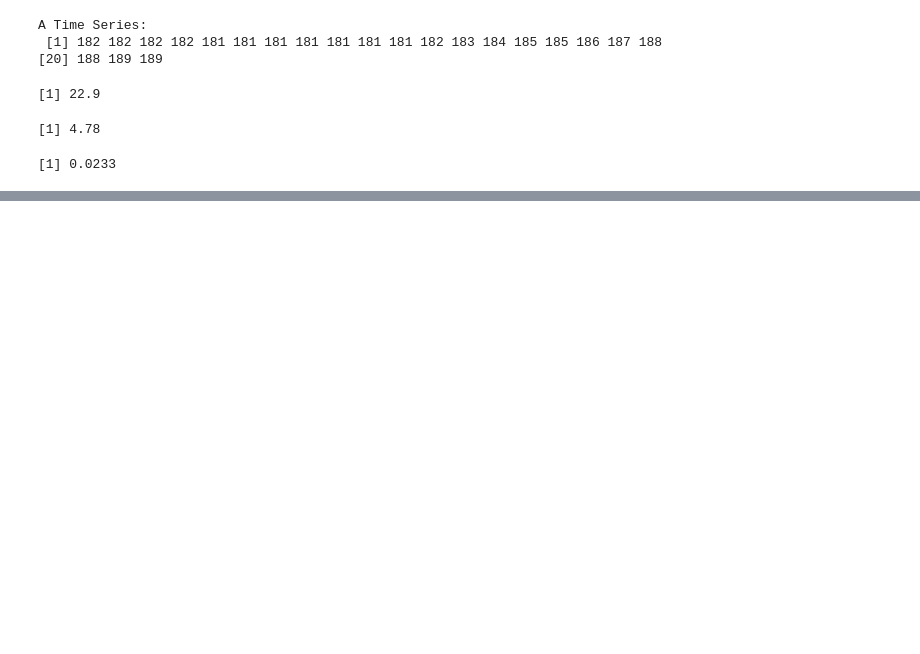
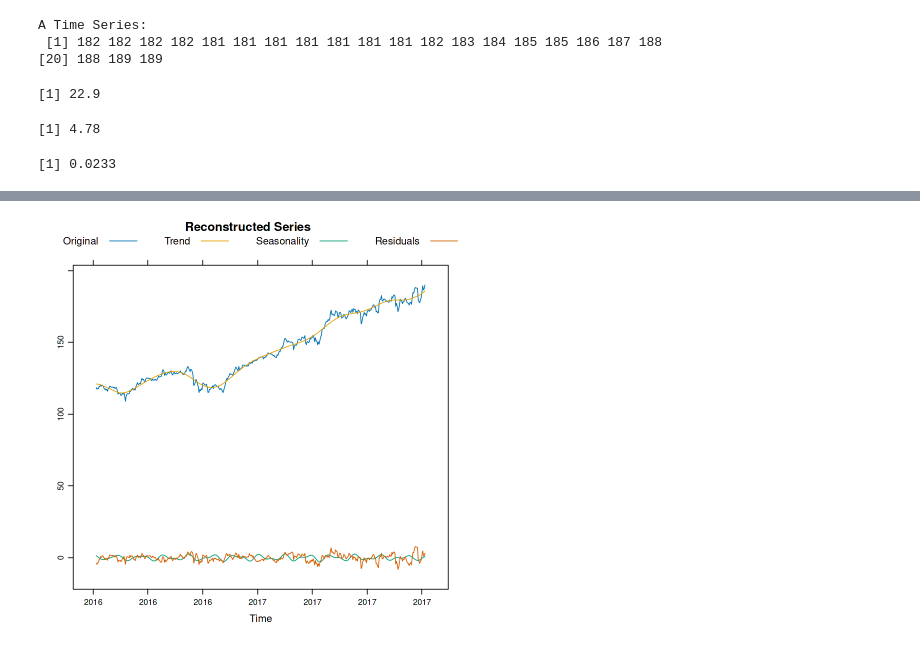
Before and after one commit to jmanjarresm/Pron-sticos---Evaluaci-n-Modulo-2, a Jupyter notebook: SSA/modelo-ssa.ipynb, the cells around one changed output, grey strips where cells are left out. Saved outputs shown, nothing was run; the diff lists cells and outputs as text; code cells hidden in the pictures; blank space fills up the shorter version.

```diff
--- a/SSA/modelo-ssa.ipynb
+++ b/SSA/modelo-ssa.ipynb
@@ -306,2 +328,9 @@ Con base en lo aprendido en el tutorial se procede a realizar el pronostico haci
+# %%
+### Se procede a la fase de reconstrucción
+r1=reconstruct(s2, groups = list(Trend=1:5, Seasonality=c(8:9, 10:11)))
+plot(r1, add.residuals=TRUE, add.original=TRUE, plot.method="xyplot",
+     superpose=TRUE, auto.key=list(columns=4))
+# %% [output]
+[figure, added]
 # %%
 # Genera un nuevo pronóstico que incluye tambien los 10 dias extras
```
Also changed, not shown: parts of 7 cells of this notebook, 1 other file.
